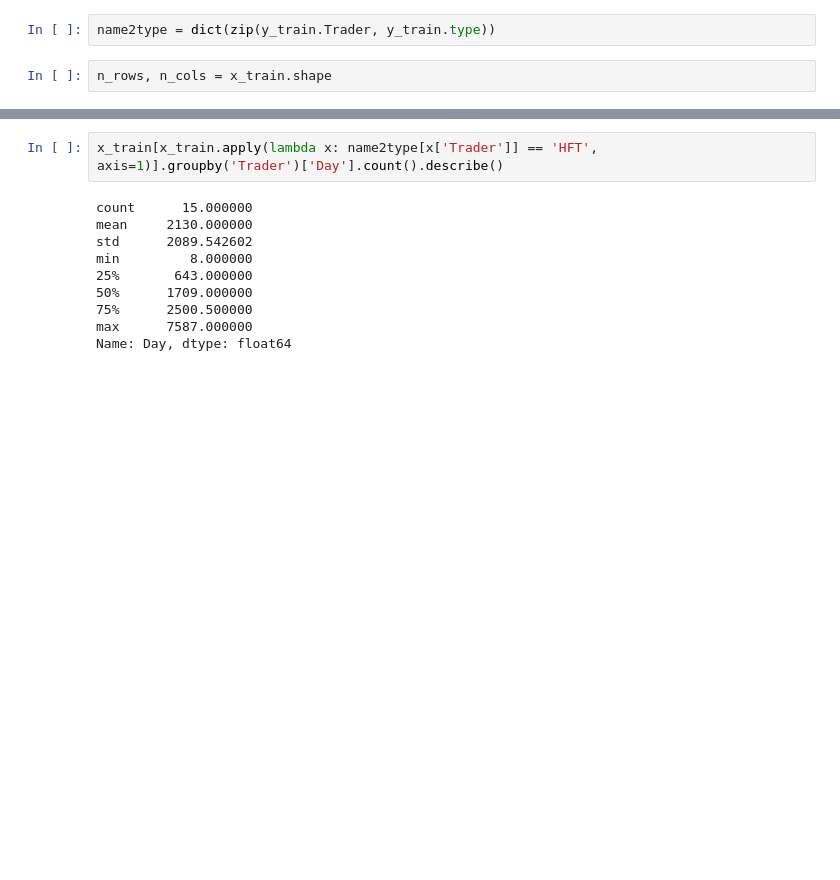
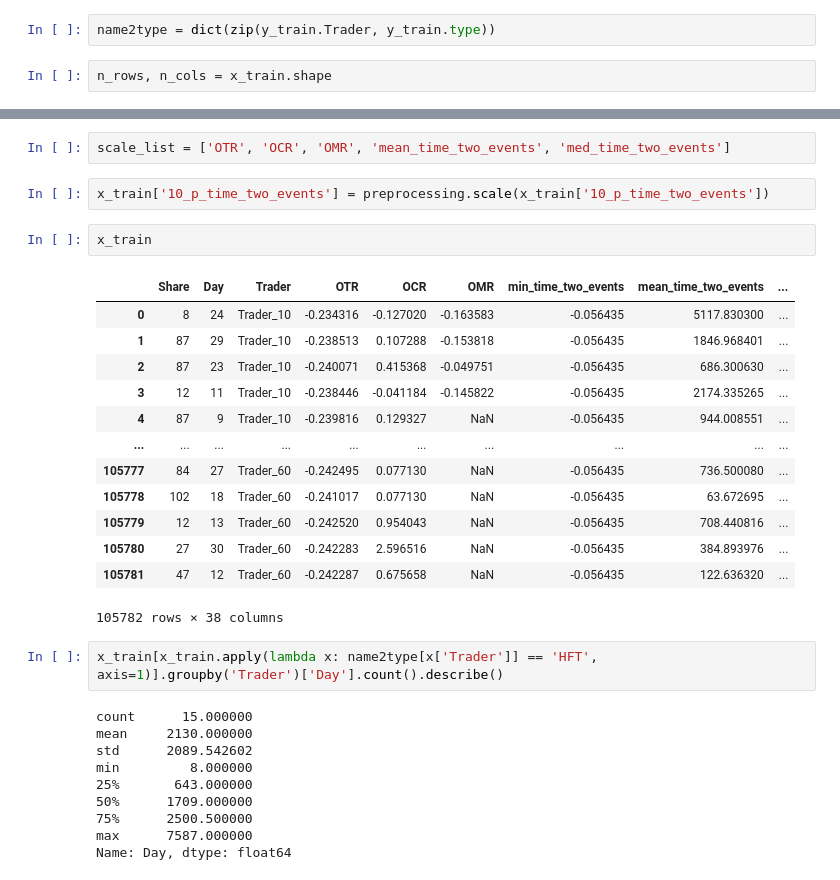
Before and after one commit to dusknight/MAP569_AMF_Challenge, a Jupyter notebook: data_insight.ipynb, the cells around one changed output, grey strips where cells are left out. Drawn from its saved outputs; the diff is of its cells as text; blank space fills up the shorter version.

```diff
--- a/data_insight.ipynb
+++ b/data_insight.ipynb
@@ -37,3 +38,23 @@ Name: Day, Length: 86, dtype: int64
+# %%
+scale_list = ['OTR', 'OCR', 'OMR', 'mean_time_two_events', 'med_time_two_events']
+# %%
+x_train['10_p_time_two_events'] = preprocessing.scale(x_train['10_p_time_two_events'])
+# %%
+x_train
+# %% [output]
+|  | Share | Day | Trader | OTR | OCR | OMR | min_time_two_events | mean_time_two_events | ... |
+| 0 | 8 | 24 | Trader_10 | -0.234316 | -0.127020 | -0.163583 | -0.056435 | 5117.830300 | ... |
+| 1 | 87 | 29 | Trader_10 | -0.238513 | 0.107288 | -0.153818 | -0.056435 | 1846.968401 | ... |
+| 2 | 87 | 23 | Trader_10 | -0.240071 | 0.415368 | -0.049751 | -0.056435 | 686.300630 | ... |
+| 3 | 12 | 11 | Trader_10 | -0.238446 | -0.041184 | -0.145822 | -0.056435 | 2174.335265 | ... |
+| 4 | 87 | 9 | Trader_10 | -0.239816 | 0.129327 | NaN | -0.056435 | 944.008551 | ... |
+| ... | ... | ... | ... | ... | ... | ... | ... | ... | ... |
+| 105777 | 84 | 27 | Trader_60 | -0.242495 | 0.077130 | NaN | -0.056435 | 736.500080 | ... |
+| 105778 | 102 | 18 | Trader_60 | -0.241017 | 0.077130 | NaN | -0.056435 | 63.672695 | ... |
+| 105779 | 12 | 13 | Trader_60 | -0.242520 | 0.954043 | NaN | -0.056435 | 708.440816 | ... |
+| 105780 | 27 | 30 | Trader_60 | -0.242283 | 2.596516 | NaN | -0.056435 | 384.893976 | ... |
+| 105781 | 47 | 12 | Trader_60 | -0.242287 | 0.675658 | NaN | -0.056435 | 122.636320 | ... |
+105782 rows × 38 columns
 # %%
 x_train[x_train.apply(lambda x: name2type[x['Trader']] == 'HFT', axis=1)].groupby('Trader')['Day'].count().describe()
 # %% [output]
```
Also changed, not shown: parts of 3 cells of this notebook, 8 other files.
